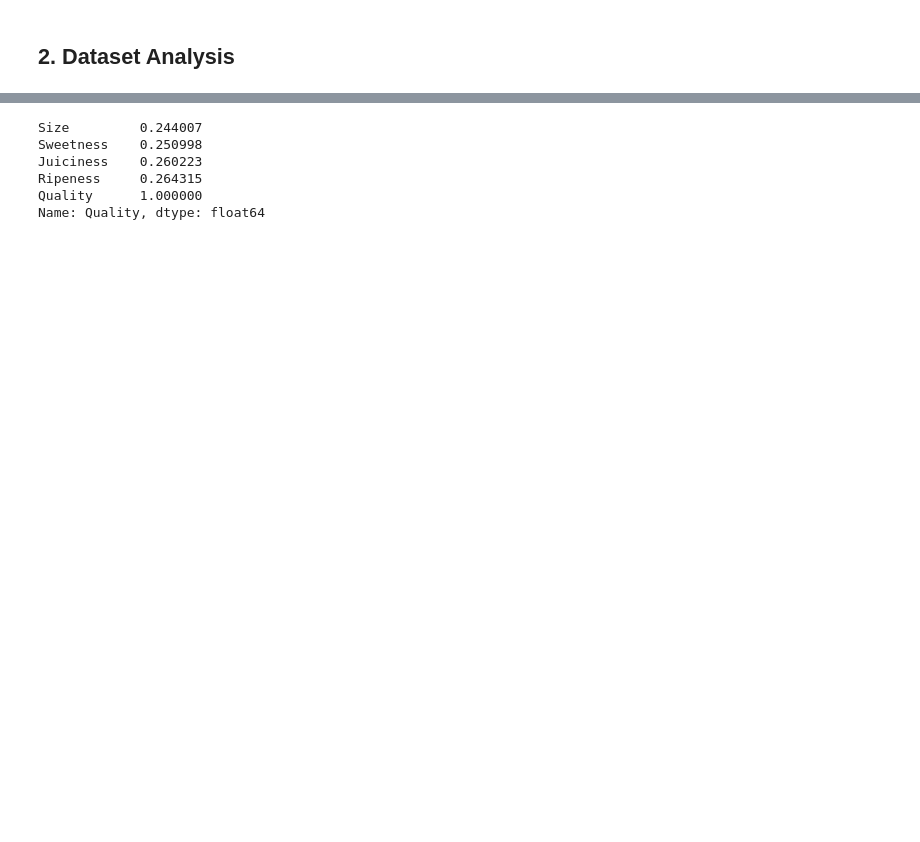
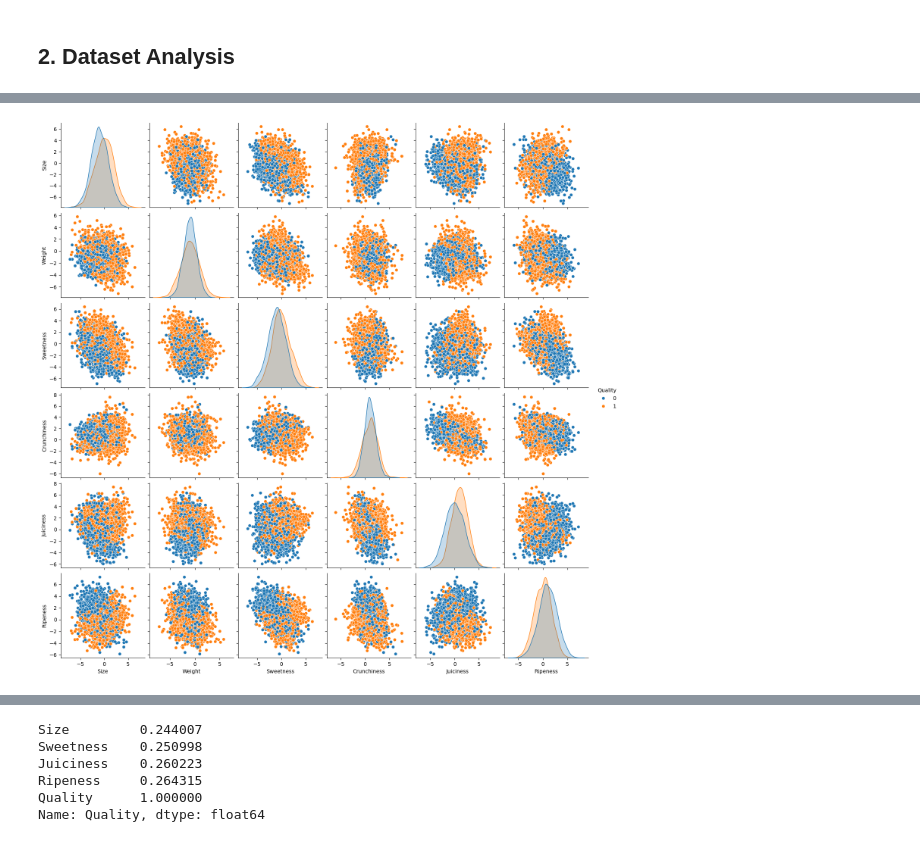
Before and after one commit to enetsos/music-popularity-prediction, a Jupyter notebook: project_apple.ipynb, the cells around one changed output, grey strips where cells are left out. Saved outputs shown, nothing was run; the diff lists cells and outputs as text; code cells hidden in the pictures; blank space fills up the shorter version.

```diff
--- a/project_apple.ipynb
+++ b/project_apple.ipynb
@@ -101,0 +111,6 @@ plt.show()
+# %%
+# Pairplot with target variable
+sns.pairplot(df, hue='Quality')
+plt.show()
+# %% [output]
+[figure, added]
```
Also changed, not shown: parts of 10 cells of this notebook.
